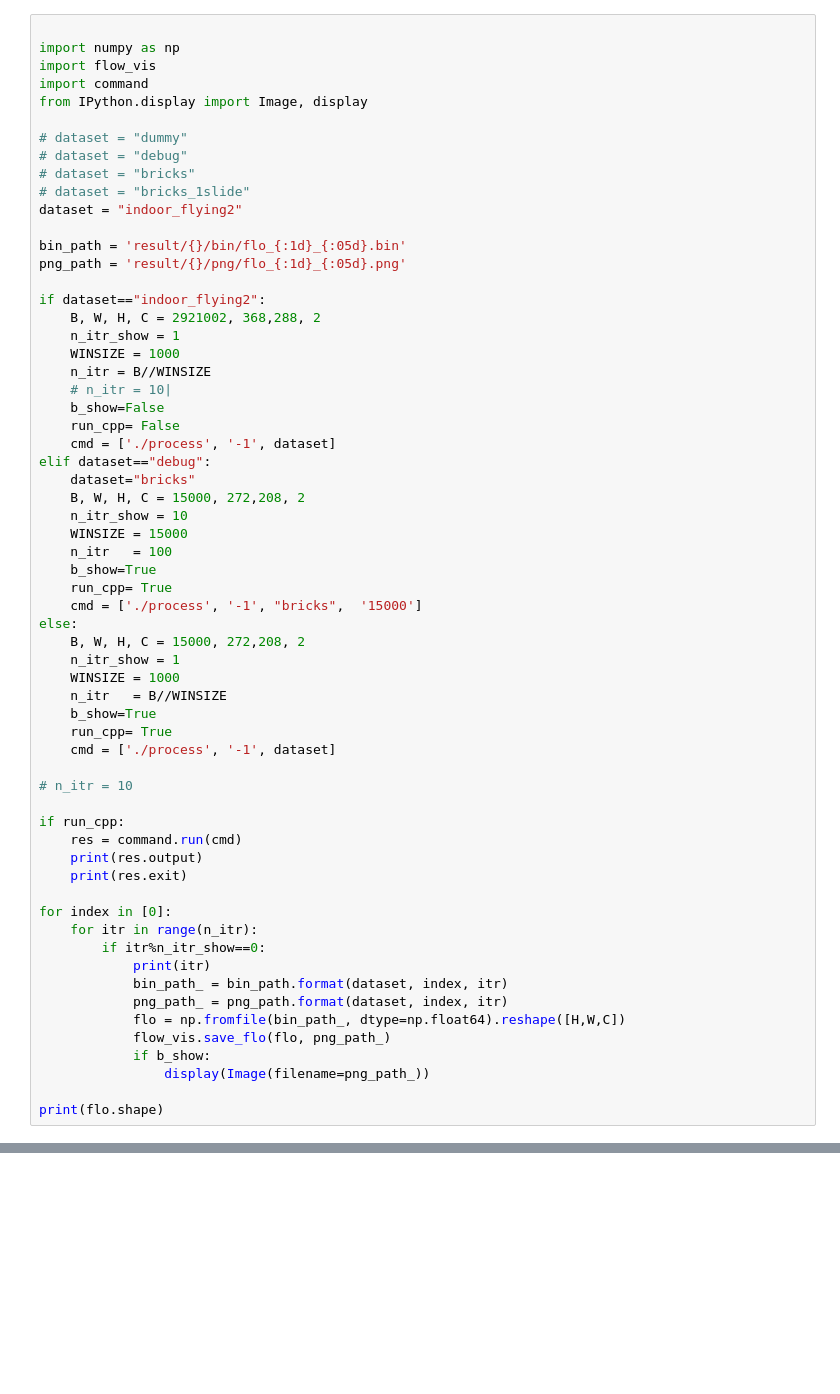
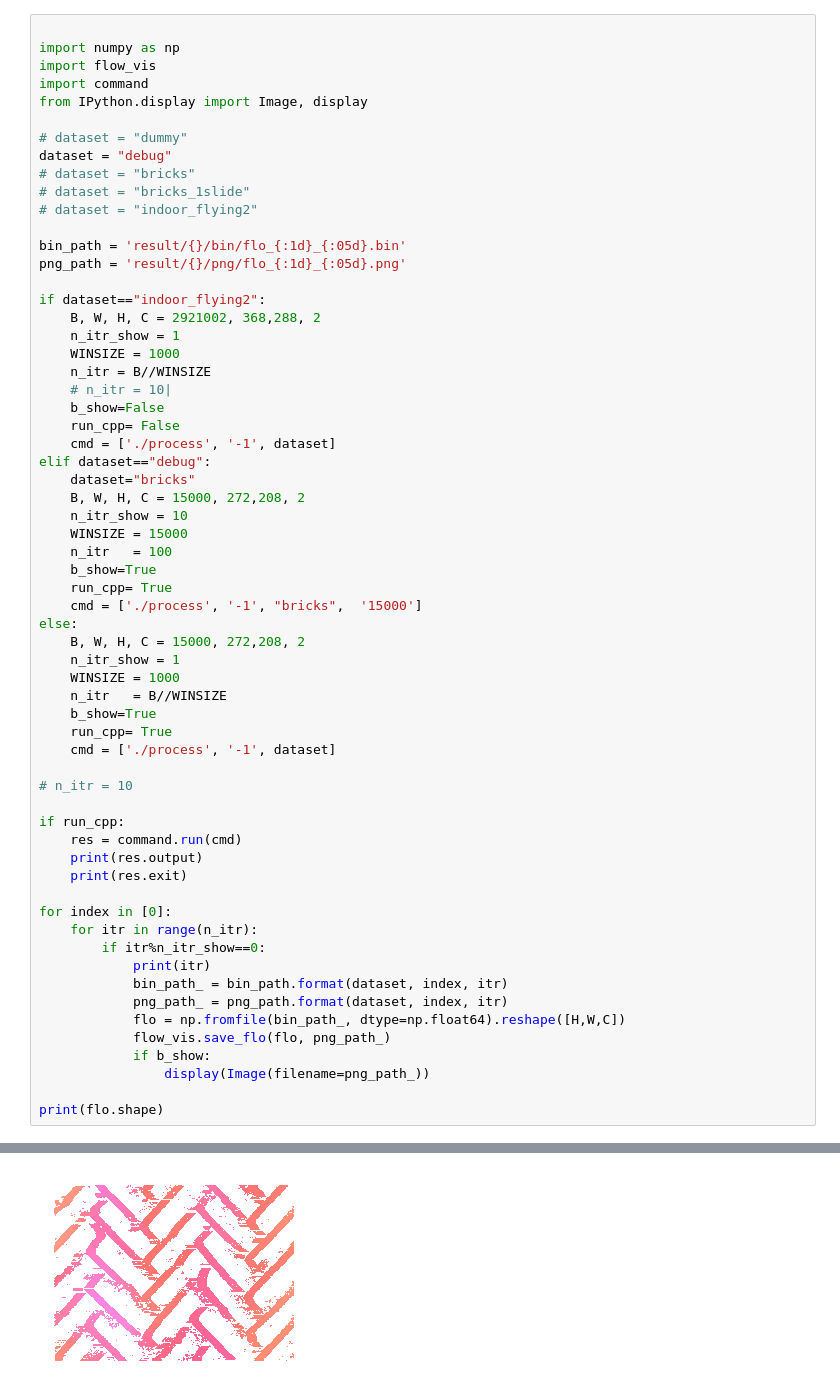
Before and after one commit to DensoITLab/tegbp, a Jupyter notebook: vis_result.ipynb, the cells around one changed output, grey strips where cells are left out. Cells and saved outputs as stored; diff of their text form; blank space fills up the shorter version.

```diff
--- a/vis_result.ipynb
+++ b/vis_result.ipynb
@@ -6,10 +6,10 @@ import command
 from IPython.display import Image, display
 
 # dataset = "dummy"
-# dataset = "debug"
+dataset = "debug"
 # dataset = "bricks"
 # dataset = "bricks_1slide"
-dataset = "indoor_flying2"
+# dataset = "indoor_flying2"
 
 bin_path = 'result/{}/bin/flo_{:1d}_{:05d}.bin'
 png_path = 'result/{}/png/flo_{:1d}_{:05d}.png'
@@ -60,3 +60,4 @@ for index in [0]:
                 display(Image(filename=png_path_))
 
 print(flo.shape)
+# %% [output]
@@ -62,0 +67 @@ print(flo.shape)
+[figure, added]
```
Also changed, not shown: parts of 1 cell of this notebook, 4 other files.
